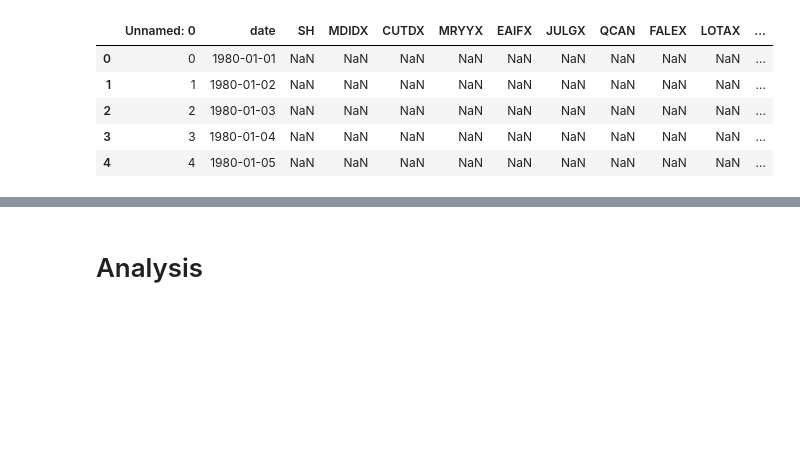
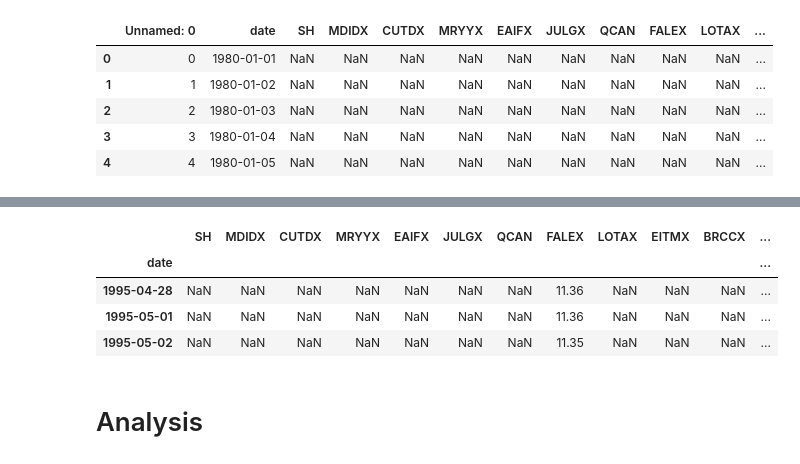
Before and after one commit to spatankar276/Mutual-Fund-Data-Analysis, a Jupyter notebook: Mutual Fund Analysis.ipynb, the cells around one changed output, grey strips where cells are left out. Drawn from its saved outputs; the diff is of its cells as text; code cells hidden in the pictures; blank space fills up the shorter version.

```diff
--- a/Mutual Fund Analysis.ipynb
+++ b/Mutual Fund Analysis.ipynb
@@ -160,3 +205,11 @@ passive_price = passive_price.iloc[:, 1:]
+# %%
+passive_price.head(3)
+# %% [output]
+|  | SH | MDIDX | CUTDX | MRYYX | EAIFX | JULGX | QCAN | FALEX | LOTAX | EITMX | BRCCX | ... |
+| date |  |  |  |  |  |  |  |  |  |  |  | ... |
+| 1995-04-28 | NaN | NaN | NaN | NaN | NaN | NaN | NaN | 11.36 | NaN | NaN | NaN | ... |
+| 1995-05-01 | NaN | NaN | NaN | NaN | NaN | NaN | NaN | 11.36 | NaN | NaN | NaN | ... |
+| 1995-05-02 | NaN | NaN | NaN | NaN | NaN | NaN | NaN | 11.35 | NaN | NaN | NaN | ... |
 # %% [markdown]
 # Analysis
 # %% [markdown]
```
Also changed, not shown: parts of 15 cells of this notebook.
